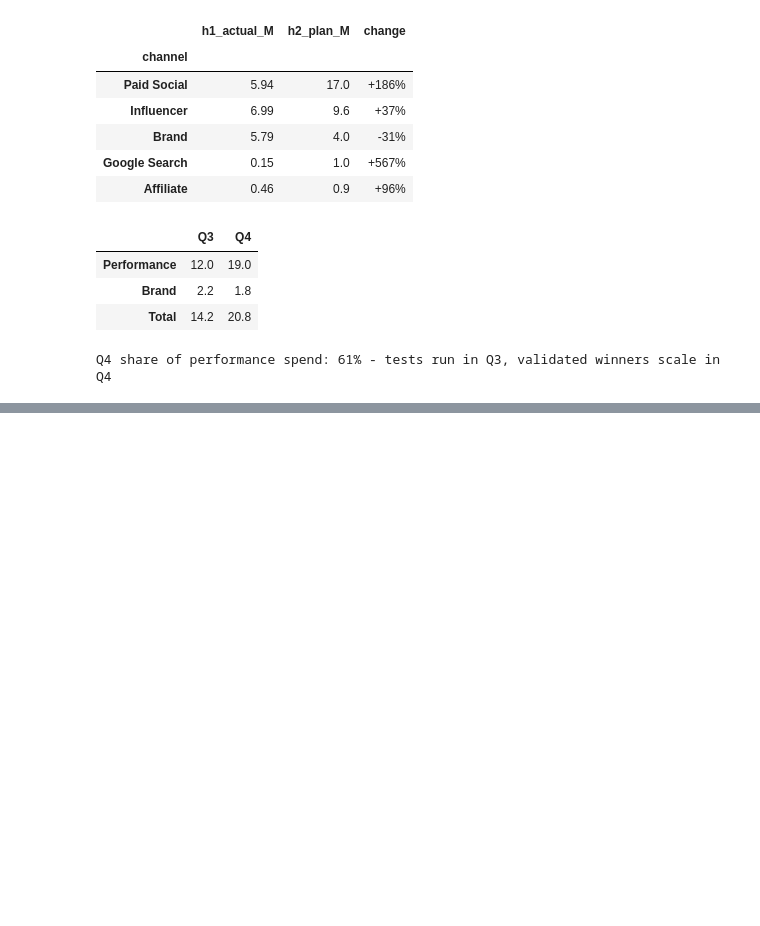
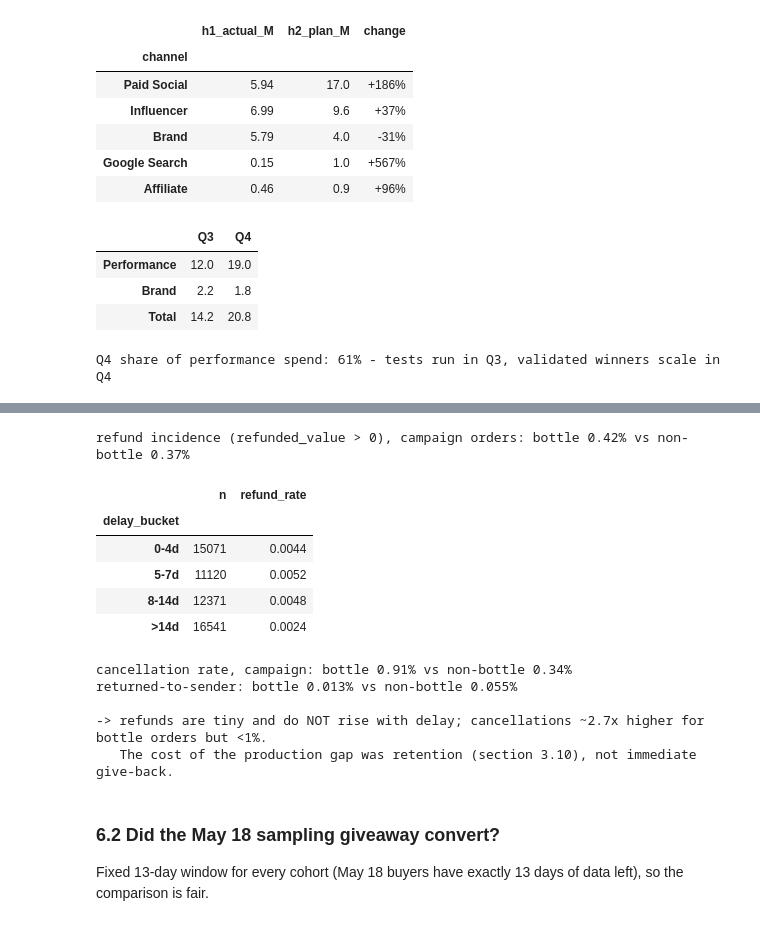
Before and after one commit to ugrodrigo/holy-case-rodrigo-uehara-guskuma, a Jupyter notebook: analysis.ipynb, the cells around one changed output, grey strips where cells are left out. Saved outputs shown, nothing was run; the diff lists cells and outputs as text; code cells hidden in the pictures; blank space fills up the shorter version.

```diff
--- a/analysis.ipynb
+++ b/analysis.ipynb
@@ -1054,0 +1065,38 @@ Q4 share of performance spend: 61% - tests run in Q3, validated winners scale in
+# %%
+camp_od = od[od.period == "2_campaign"].copy()
+print("refund incidence (refunded_value > 0), campaign orders: bottle {:.2%} vs non-bottle {:.2%}".format(
+    (camp_od[camp_od.has_bottle].refunded_value > 0).mean(), (camp_od[~camp_od.has_bottle].refunded_value > 0).mean()))
+camp_od["delay_bucket"] = pd.cut(camp_od.lag, [-1, 4, 7, 14, 100], labels=["0-4d", "5-7d", "8-14d", ">14d"])
+display(camp_od[camp_od.has_bottle].groupby("delay_bucket", observed=True)
+        .agg(n=("order_id", "count"), refund_rate=("refunded_value", lambda s: (s > 0).mean())).round(4))
+
+# cancellation rate needs the cancelled orders back in scope
+allo = orders.copy()
+allo["period"] = allo.order_date.apply(period)
+allo["has_bottle"] = allo.order_id.isin(set(items_raw[items_raw.component_sku.isin(BOTTLES)].order_id))
+ca = allo[allo.period == "2_campaign"]
+print("cancellation rate, campaign: bottle {:.2%} vs non-bottle {:.2%}".format(
+    ca[ca.has_bottle].cancelled.mean(), ca[~ca.has_bottle].cancelled.mean()))
+rts = set(ship.loc[ship.delivery_status == "Returned to sender", "order_id"])
+print("returned-to-sender: bottle {:.3%} vs non-bottle {:.3%}".format(
+    camp[camp.has_bottle].order_id.isin(rts).mean(), camp[~camp.has_bottle].order_id.isin(rts).mean()))
+print("\n-> refunds are tiny and do NOT rise with delay; cancellations ~2.7x higher for bottle orders but <1%.")
+print("   The cost of the production gap was retention (section 3.10), not immediate give-back.")
+# %% [output]
+refund incidence (refunded_value > 0), campaign orders: bottle 0.42% vs non-bottle 0.37%
+|  | n | refund_rate |
+| delay_bucket |  |  |
+| 0-4d | 15071 | 0.0044 |
+| 5-7d | 11120 | 0.0052 |
+| 8-14d | 12371 | 0.0048 |
+| >14d | 16541 | 0.0024 |
+cancellation rate, campaign: bottle 0.91% vs non-bottle 0.34%
+returned-to-sender: bottle 0.013% vs non-bottle 0.055%
+
+-> refunds are tiny and do NOT rise with delay; cancellations ~2.7x higher for bottle orders but <1%.
+   The cost of the production gap was retention (section 3.10), not immediate give-back.
+# %% [markdown]
+<a id="sec62"></a>
+### 6.2 Did the May 18 sampling giveaway convert?
+
+Fixed 13-day window for every cohort (May 18 buyers have exactly 13 days of data left), so the comparison is fair.
```
Also changed, not shown: parts of 13 cells of this notebook, 6 other files.
